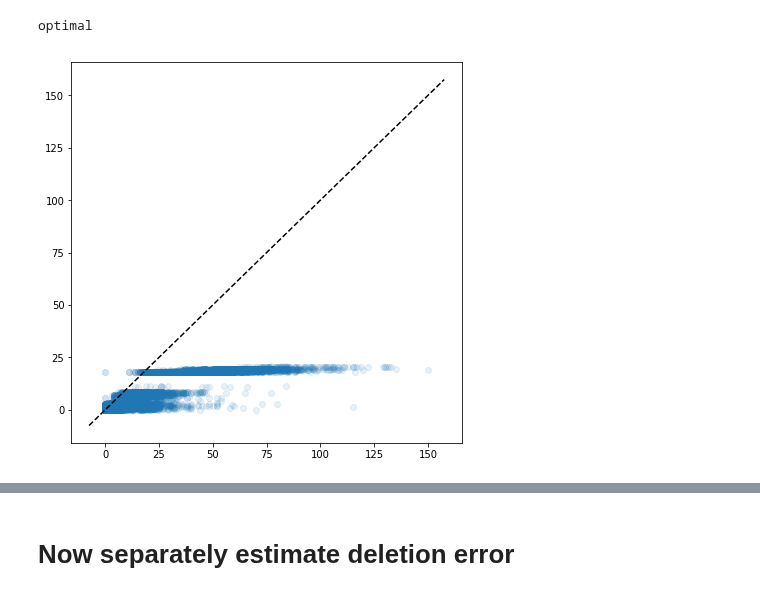
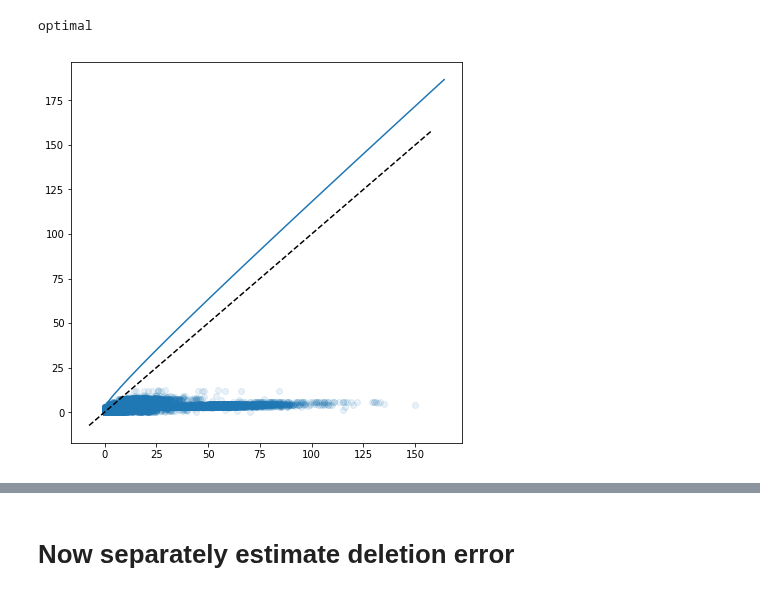
Before and after one commit to kpaskov/PhasingFamilies, a Jupyter notebook: parameter_estimation/Estimate-Sequencing-Error-Simplified.ipynb, the cells around one changed output, grey strips where cells are left out. Drawn from its saved outputs; the diff is of its cells as text; code cells hidden in the pictures.

Commit message:
figured out parameter tuning

```diff
--- a/parameter_estimation/Estimate-Sequencing-Error-Simplified.ipynb
+++ b/parameter_estimation/Estimate-Sequencing-Error-Simplified.ipynb
@@ -277,8 +262,8 @@ def estimate_family_error(X, y, init=None):
     mu = np.sum(X_norm, axis=0)
     objective = cp.Minimize(mu*n - y*cp.log(X_norm*n))
 
-    _, upper = scipy.stats.poisson.interval(0.95, y[y>0])
-    constraints = [n>=0, X_norm[y>0, :]*n <= upper]
+    upper = 0.5*scipy.stats.chi2.ppf(0.95, (2*y) + 2)
+    constraints = [n>=0, X_norm*n <= upper]
 
     prob = cp.Problem(objective, constraints)
 
@@ -295,32 +275,0 @@ print([errors[i] for i in np.where(np.sum(chrom_Xs[23][0], axis=0)==0)[0]])
-# %%
-family_errors = np.array([np.sum(np.sum(np.asarray([chrom_ys[j][i] for j in range(22)]), axis=0)) for i in range(len(famkeys))])
-
-median = np.median(family_errors)
-med_abs_deviation = np.median(np.abs(family_errors-median))
-
-median_X = np.median(family_X_errors)
-med_abs_deviation_X = np.median(np.abs(family_X_errors-median_X))
-
-median_Y = np.median(family_Y_errors)
-med_abs_deviation_Y = np.median(np.abs(family_Y_errors-median_Y))
-
-plt.figure(figsize=(15, 20))
-for i in range(3, 7):
-    indices = [len(family_to_inds[famkey])==i for famkey in famkeys]
-
-    plt.subplot(5, 3, (3*(i-3))+1)
-    plt.hist(family_errors[indices], bins=np.arange(0, median+(20*med_abs_deviation)/0.6745, 10))
-    plt.axvline(median, color='black', linestyle='--')
-    plt.axvline(median+(5*med_abs_deviation)/0.6745, color='black')
-
-    plt.subplot(5, 3, (3*(i-3))+2)
-    plt.hist(family_X_errors[indices], bins=np.arange(0, median_X+(20*med_abs_deviation_X)/0.6745, 10))
-    plt.axvline(median_X, color='black', linestyle='--')
-    plt.axvline(median_X+(5*med_abs_deviation_X)/0.6745, color='black')
-
-    plt.subplot(5, 3, (3*(i-3))+3)
-    plt.hist(family_Y_errors[indices], bins=np.arange(0, median_Y+(20*med_abs_deviation_Y)/0.6745, 10))
-    plt.axvline(median_Y, color='black', linestyle='--')
-    plt.axvline(median_Y+(5*med_abs_deviation_Y)/0.6745, color='black')
-
-plt.show()
@@ -361,10 +413,15 @@ optimal
 # %%
 plt.figure(figsize=(7, 7))
 plt.scatter(famsum_genome_obs, famsum_genome_exp, alpha=0.1)
 plt.plot(plt.xlim(), plt.xlim(), color='black', linestyle='--')
+
+
+upper = [0.5*scipy.stats.chi2.ppf(0.95, (2*k) + 2) for k in range(0, int(plt.xlim()[1]))]
+plt.plot(range(0, int(plt.xlim()[1])), upper)
+
 plt.show()
 # %% [output]
-[figure, old version]
+[figure, new version]
 # %%
 print(famsum_genome_n)
 # %% [output]
```
Also changed, not shown: parts of 17 cells of this notebook, 3 other files.
